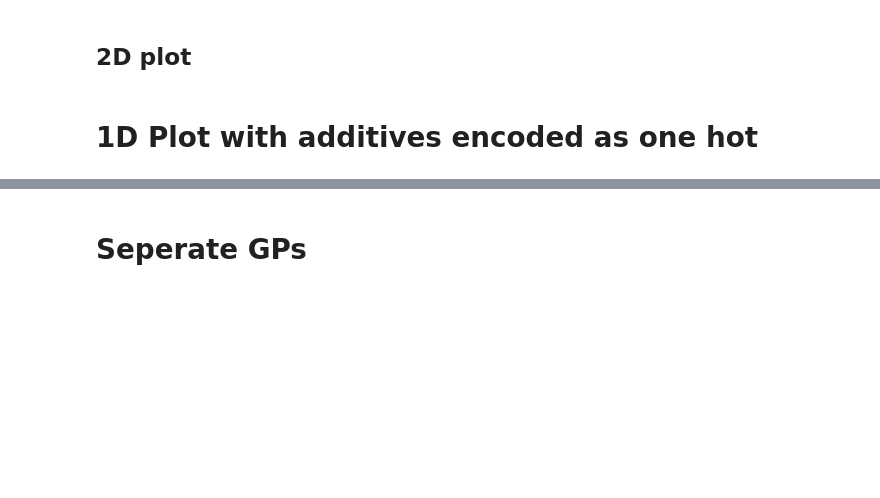
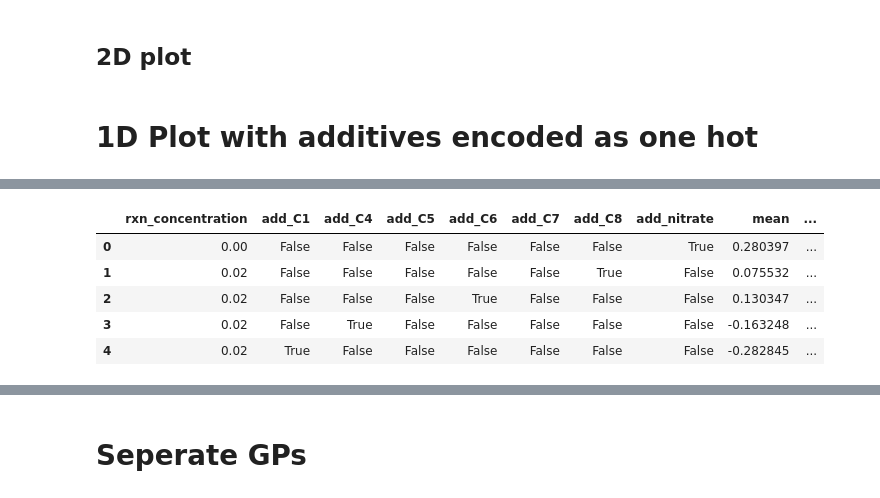
Before and after one commit to Hendricks-Laboratory/CRISIS-Autonomous-Reproducibility-Tool, a Jupyter notebook: gpr copy.ipynb, the cells around one changed output, grey strips where cells are left out. Cells and saved outputs as stored; diff of their text form; code cells hidden in the pictures; blank space fills up the shorter version.

```diff
--- a/gpr copy.ipynb
+++ b/gpr copy.ipynb
@@ -216,3 +218,36 @@ def plot_gp_2d(df, gp, controlVars, xVar, yVar, logVars=None, n_grid=100):
     plt.show()
 # %% [markdown]
 # 1D Plot with additives encoded as one hot
+# %%
+df = pd.read_csv('data/cleaned_data_no_control.csv')
+
+# Feature engineering
+df['rxn_concentration'] = df['concentration'] * df['volume']
+
+# Scaling
+#scaler = StandardScaler()
+#df['rxn_concentration'] = scaler.fit_transform(df[['rxn_concentration']])
+
+y_scaler = StandardScaler()
+df['lambda max wavelength'] = y_scaler.fit_transform(df[['lambda max wavelength']])
+
+# one hot encode additive
+df = pd.get_dummies(df, columns=['additive'], prefix='add')
+additive_cols = [c for c in df.columns if c.startswith("add_")]
+
+# combine control variables
+control_vars = ['rxn_concentration'] + additive_cols
+
+kernel = ConstantKernel(1.0, (1e-2, 1e2)) * Matern(
+    length_scale=1.0,
+    length_scale_bounds=(0.5, 10.0),
+    nu=1.5
+)
+
+gp_data = group(
+    data=df,
+    controlVars=control_vars,
+    outputVar='lambda max wavelength'
+)
+gp_data.head()
+# %% [output]
@@ -219 +255,7 @@ def plot_gp_2d(df, gp, controlVars, xVar, yVar, logVars=None, n_grid=100):
+|  | rxn_concentration | add_C1 | add_C4 | add_C5 | add_C6 | add_C7 | add_C8 | add_nitrate | mean | ... |
+| 0 | 0.00 | False | False | False | False | False | False | True | 0.280397 | ... |
+| 1 | 0.02 | False | False | False | False | False | True | False | 0.075532 | ... |
+| 2 | 0.02 | False | False | False | True | False | False | False | 0.130347 | ... |
+| 3 | 0.02 | False | True | False | False | False | False | False | -0.163248 | ... |
+| 4 | 0.02 | True | False | False | False | False | False | False | -0.282845 | ... |
 # %%
```
Also changed, not shown: parts of 5 cells of this notebook, 17 other files.
